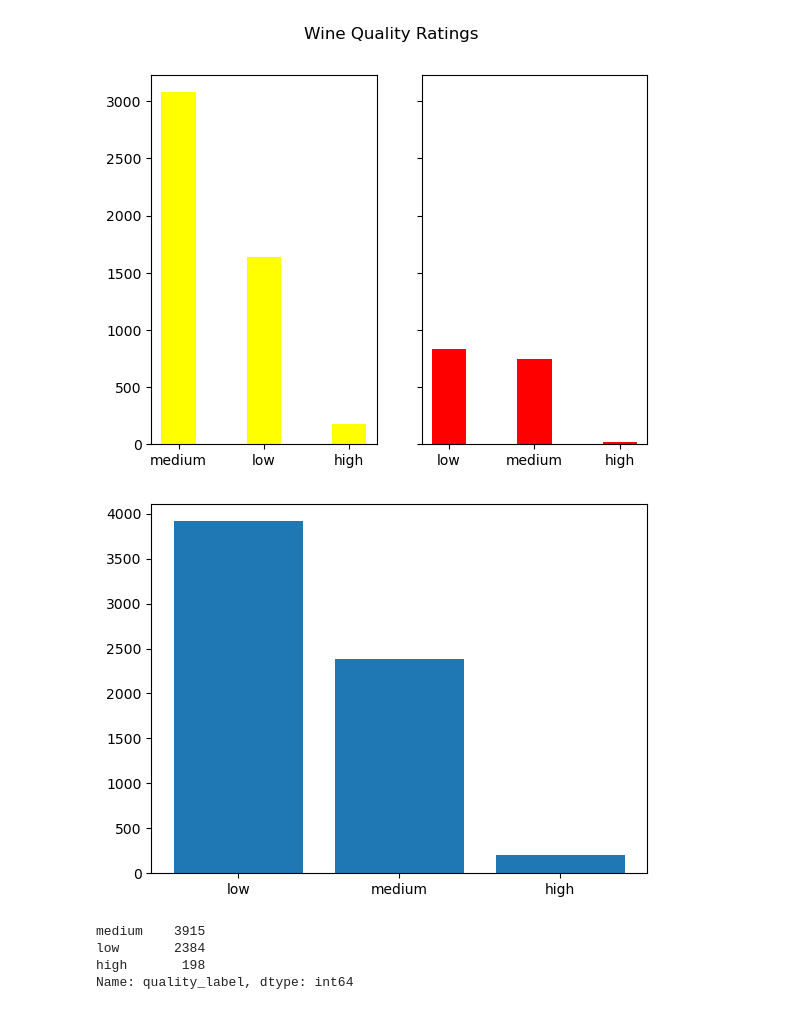
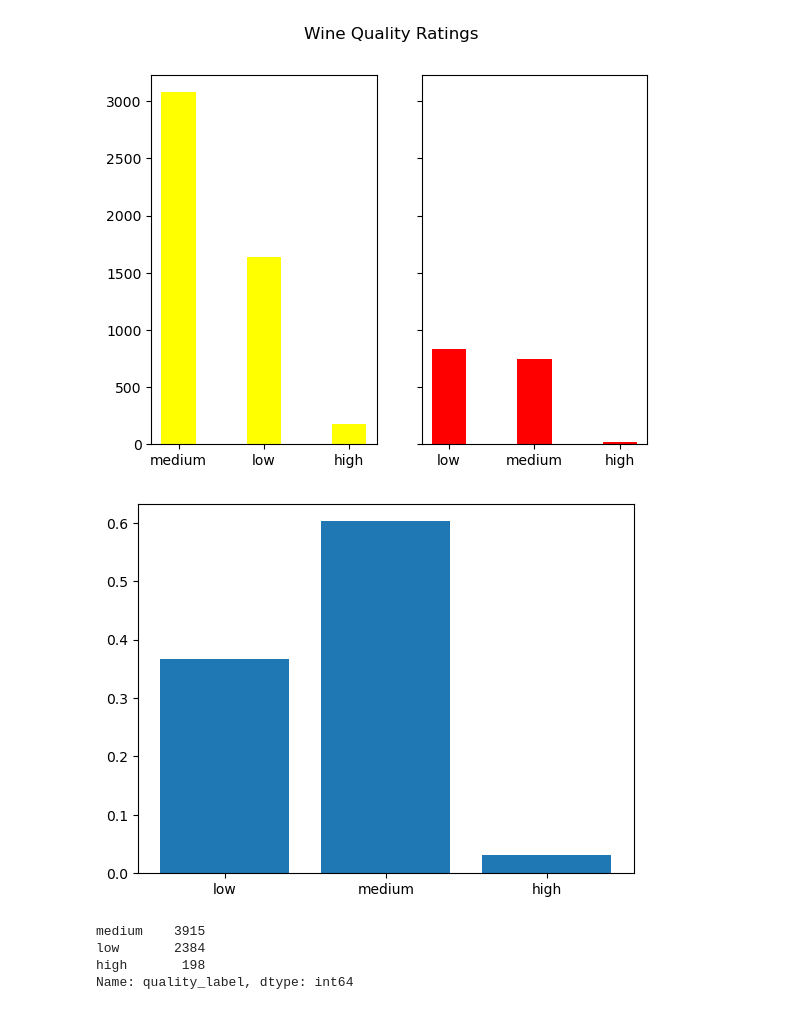
Before and after one commit to cdb8675309/Sprint-1-Nicer, a Jupyter notebook: P2_Sprint1_nicer.ipynb, the cells around one changed output. Saved outputs shown, nothing was run; the diff lists cells and outputs as text; code cells hidden in the pictures.

```diff
--- a/P2_Sprint1_nicer.ipynb
+++ b/P2_Sprint1_nicer.ipynb
@@ -333,13 +333,13 @@ plt.show()
 # %% [output]
 [figure]
 # %%
-#still wrong
+#wip
 x_axis = combiwines['quality_label'].unique()
-y_axis = combiwines['quality_label'].value_counts()
+y_axis = combiwines['quality_label'].value_counts(reversed, sort=False)
 plt.bar(x_axis, y_axis)
 plt.show()
 # %% [output]
-[figure, old version]
+[figure, new version]
 # %%
 combiwines['quality_label'].value_counts()
 # %% [output]
```
Also changed, not shown: parts of 1 cell of this notebook.
